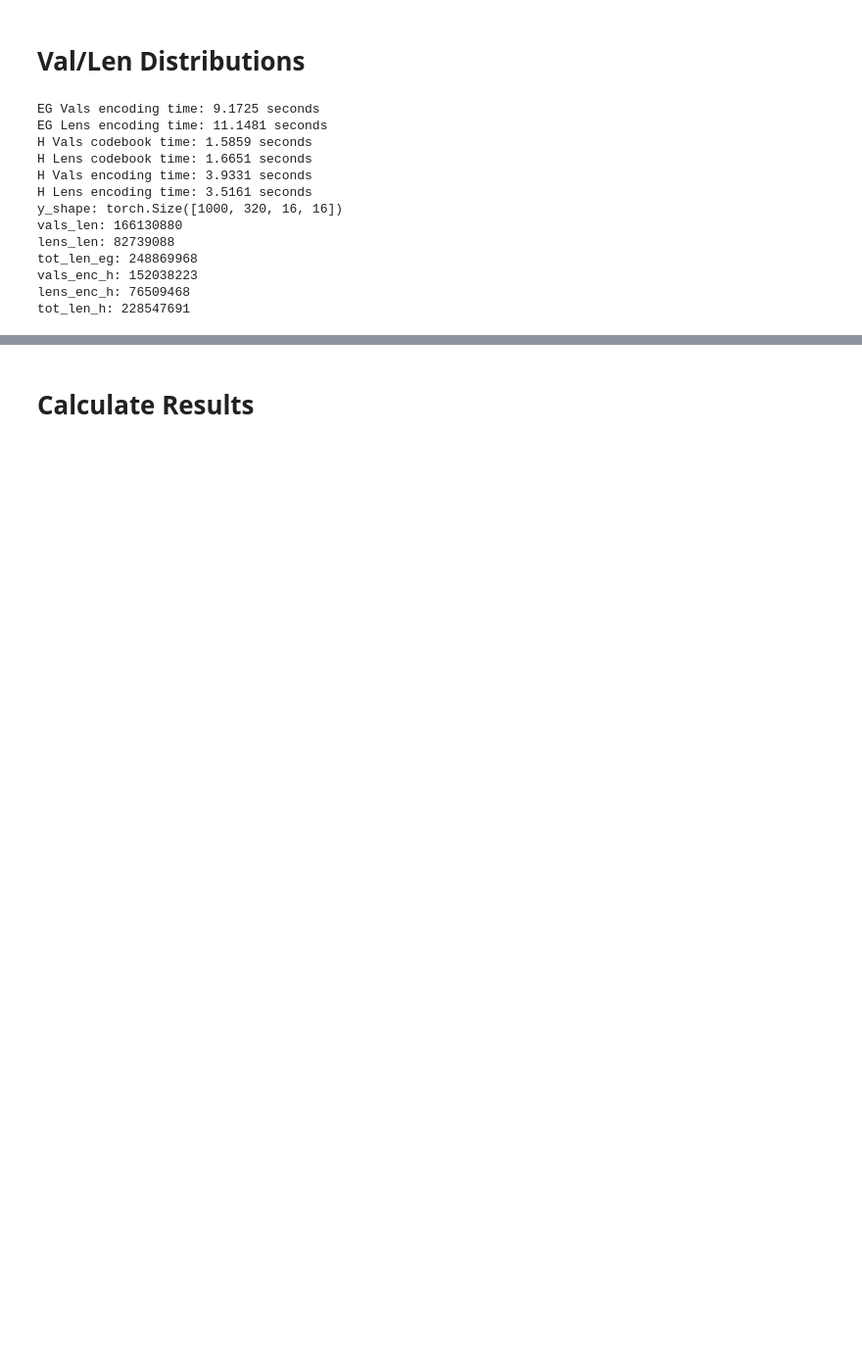
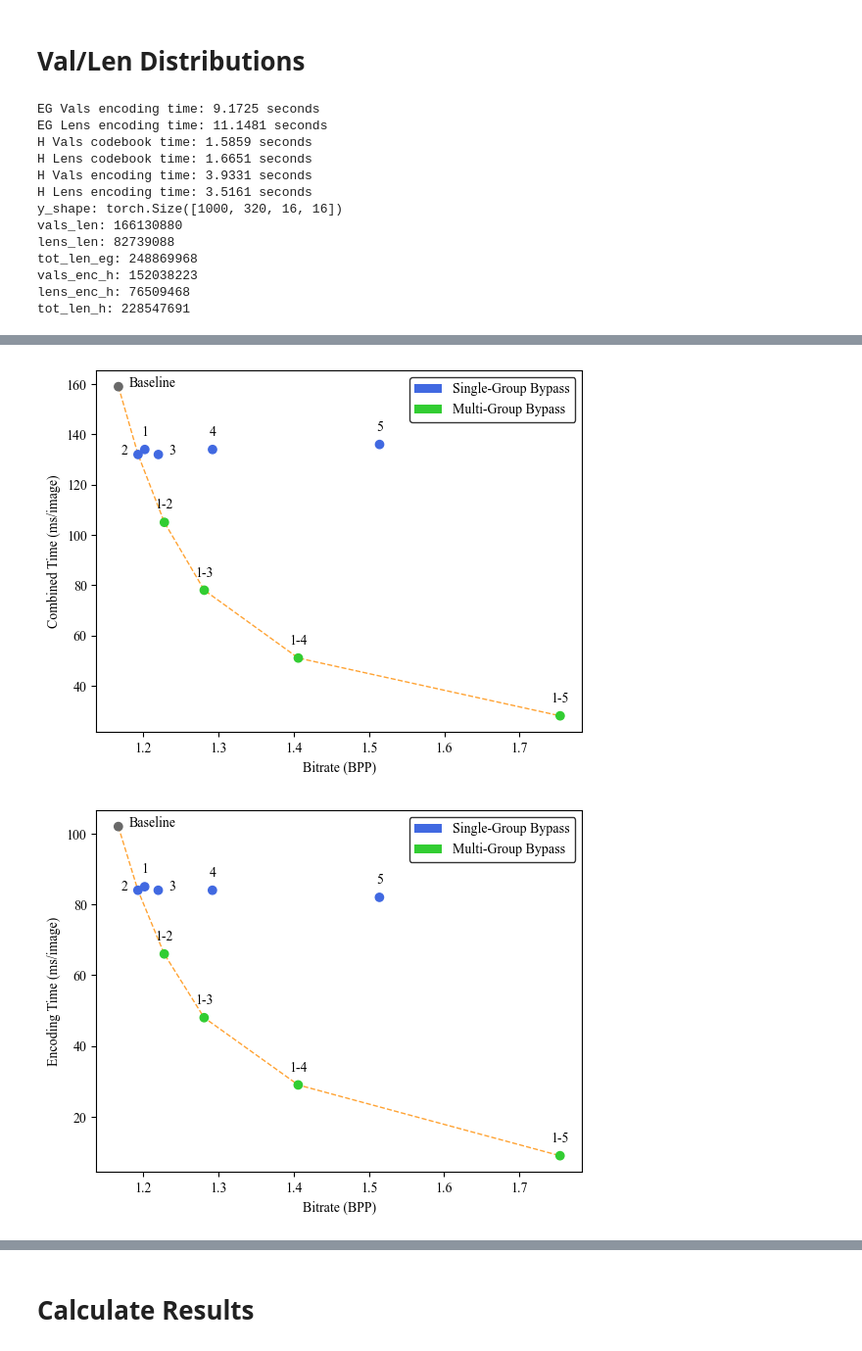
Before and after one commit to zb-umkc/elic_dct, a Jupyter notebook: elic_dct_rle.ipynb, the cells around one changed output, grey strips where cells are left out. Shown at 98% size. Saved outputs shown, nothing was run; the diff lists cells and outputs as text; code cells hidden in the pictures; blank space fills up the shorter version.

```diff
--- a/elic_dct_rle.ipynb
+++ b/elic_dct_rle.ipynb
@@ -432,0 +407,10 @@ print(np.max(lens))
+# %%
+rc_df = pd.DataFrame({
+    "Configuration": ["Baseline", "1", "2", "3", "4", "5", "1-2", "1-3", "1-4", "1-5"],
+    "BPP": [1.167, 1.202, 1.193, 1.220, 1.292, 1.514, 1.228, 1.281, 1.406, 1.754],
+    "Encoding Time": [102, 85, 84, 84, 84, 82, 66, 48, 29, 9],
+    "Decoding Time": [57, 49, 48, 48, 50, 54, 39, 30, 22, 18],
+    "Combined Time": [159, 134, 132, 132, 134, 136, 105, 78, 51, 28]
+})
+
+rc_df
@@ -432,0 +429,56 @@ print(np.max(lens))
+# %%
+def plot_rate_complexity(y_col="Combined Time"):
+    baseline_color = "dimgrey"
+    single_color = "royalblue"
+    multi_color = "limegreen"
+    colors = [baseline_color] + [single_color]*5 + [multi_color]*4
+    offsets = [(25, 0), (0, 10), (-10, 0), (10, 0), (0, 10), (0, 10), (0, 10), (0, 10), (0, 10), (0, 10)]
+
+    x_points = rc_df["BPP"]
+    y_points = rc_df[y_col]
+    labels = rc_df["Configuration"]
+
+    pareto_idx = [0, 2, 6, 7, 8, 9]
+    pareto_x = x_points[pareto_idx]
+    pareto_y = y_points[pareto_idx]
+
+    plt.plot(pareto_x, pareto_y, linestyle="--", color="darkorange", linewidth=1, alpha=0.8, zorder=1)
+    plt.scatter(x_points, y_points, c=colors, zorder=2)
+    for i, (x, y) in enumerate(zip(x_points, y_points)):
+        plt.annotate(labels[i],
+                    (x, y),
+                    textcoords="offset points",
+                    xytext=offsets[i],
+                    ha='center')
+    plt.xlabel("Bitrate (BPP)")
+    plt.ylabel(f"{y_col} (ms/image)")
+
+    if y_col == "Combined Time":
+        text_loc = (1.2, 50)
+        arrow_start = (1.255, 57.5)
+        arrow_end = (1.31, 70)
+    elif y_col == "Encoding Time":
+        text_loc = (1.23, 25)
+        arrow_start = (1.28, 30)
+        arrow_end = (1.33, 40)
+    elif y_col == "Decoding Time":
+        text_loc = (1.23, 21)
+        arrow_start = (1.28, 23)
+        arrow_end = (1.325, 27)
+
+    # plt.text(text_loc[0], text_loc[1], "Pareto Frontier", color="darkorange")
+    # plt.annotate("", xytext=arrow_start, xy=arrow_end, arrowprops=dict(arrowstyle="-|>", color="darkorange"))
+    handles = [
+        Patch(facecolor="royalblue", label="Single-Group Bypass"),
+        Patch(facecolor="limegreen", label="Multi-Group Bypass")
+    ]
+    plt.legend(handles=handles, loc='upper right', edgecolor='black', frameon=True)
+    plt.show()
+
+
+plot_rate_complexity(y_col="Combined Time")
+plot_rate_complexity(y_col="Encoding Time")
+plot_rate_complexity(y_col="Decoding Time")
+# %% [output]
+[figure, added]
+[figure, added]
```
Also changed, not shown: parts of 17 cells of this notebook.
